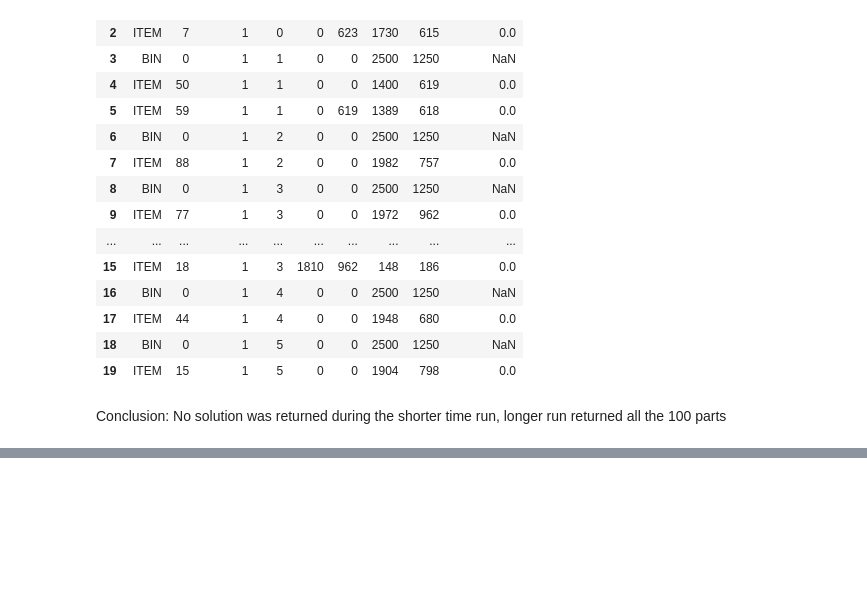
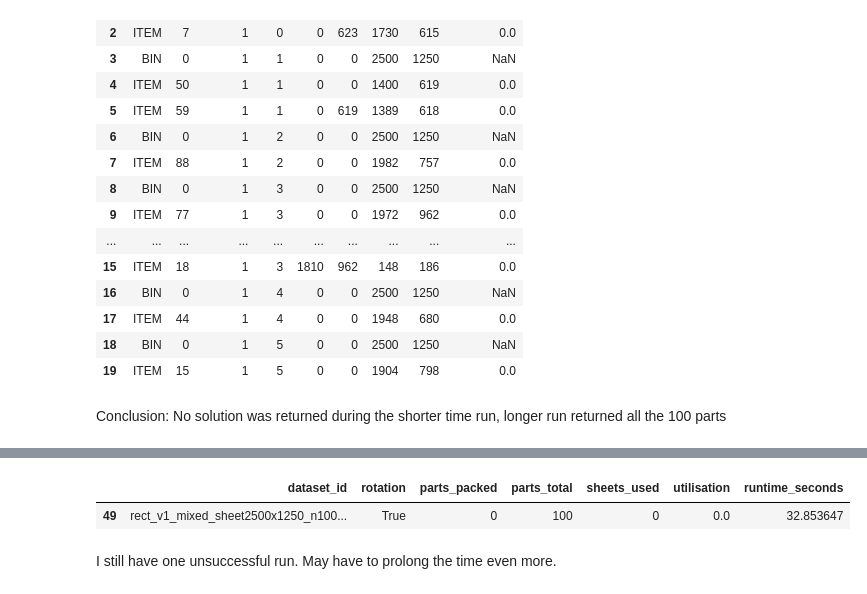
Before and after one commit to ivetsem/2D-Optimisation-in-Metals-Manufacturing, a Jupyter notebook: notebooks/03_packingsolver_exploration.ipynb, the cells around one changed output, grey strips where cells are left out. Saved outputs shown, nothing was run; the diff lists cells and outputs as text; code cells hidden in the pictures; blank space fills up the shorter version.

```diff
--- a/notebooks/03_packingsolver_exploration.ipynb
+++ b/notebooks/03_packingsolver_exploration.ipynb
@@ -864,0 +820,23 @@ successful_results.to_csv(
+# %%
+failed_results = benchmark_results_30s.loc[
+    benchmark_results_30s["complete"] == False
+]
+
+display(
+    failed_results[
+        [
+            "dataset_id",
+            "rotation",
+            "parts_packed",
+            "parts_total",
+            "sheets_used",
+            "utilisation",
+            "runtime_seconds",
+        ]
+    ]
+)
+# %% [output]
+|  | dataset_id | rotation | parts_packed | parts_total | sheets_used | utilisation | runtime_seconds |
+| 49 | rect_v1_mixed_sheet2500x1250_n100... | True | 0 | 100 | 0 | 0.0 | 32.853647 |
+# %% [markdown]
+I still have one unsuccessful run. May have to prolong the time even more.
```
Also changed, not shown: parts of 14 cells of this notebook, 5 other files.
